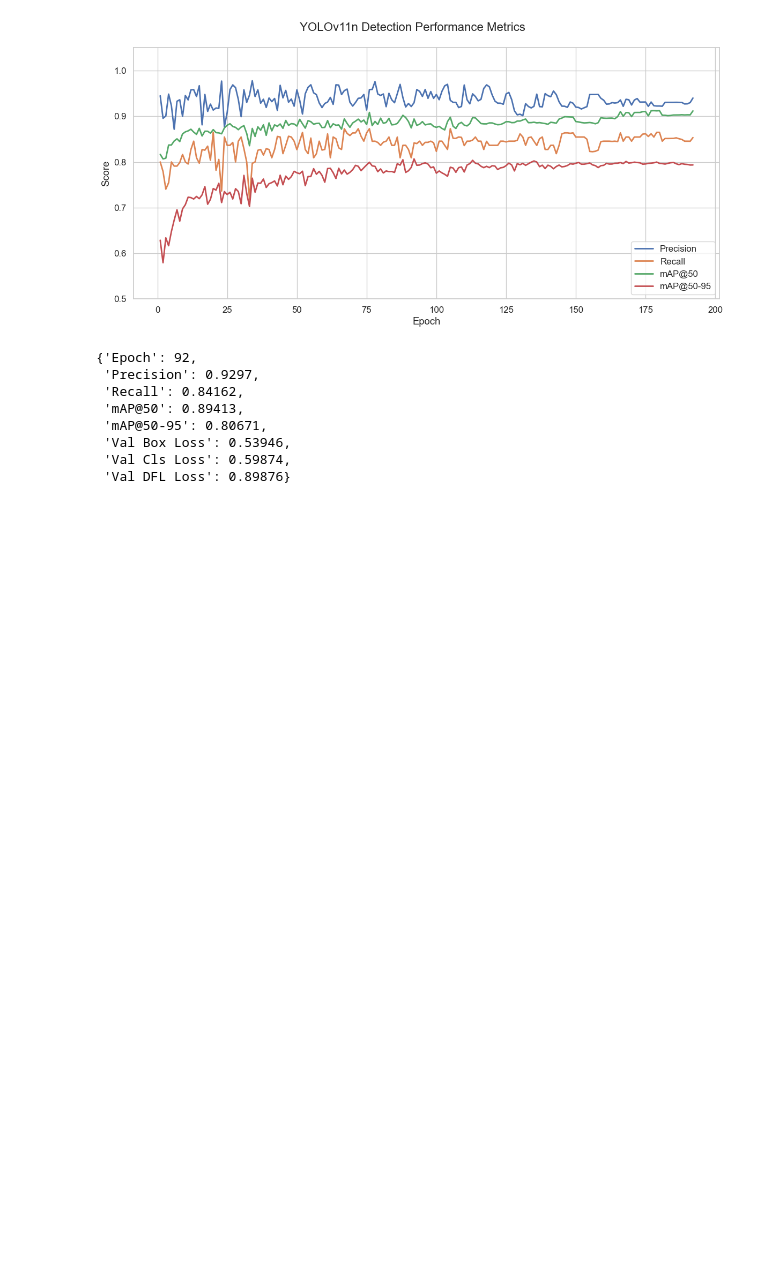
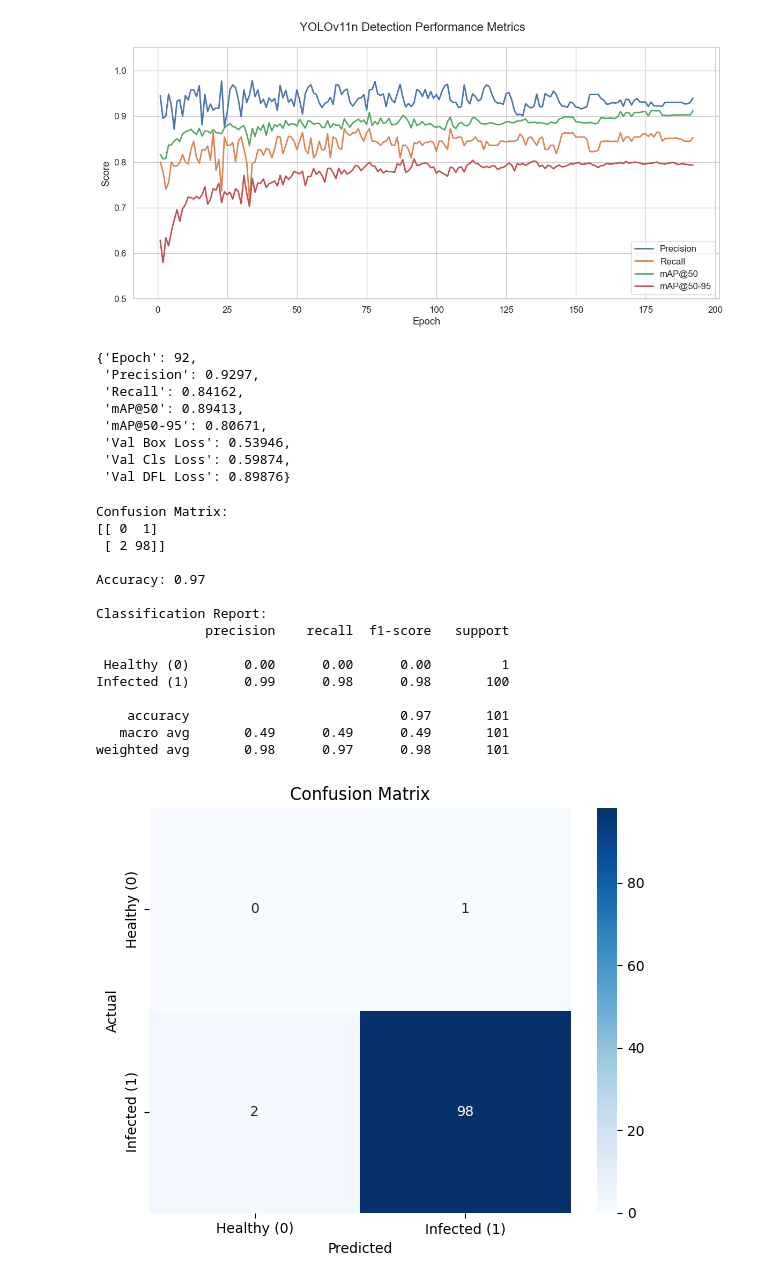
Before and after one commit to Baboyeatami/MSV_project, a Jupyter notebook: MSV_testing.ipynb, the cells around one changed output. Drawn from its saved outputs; the diff is of its cells as text; code cells hidden in the pictures; blank space fills up the shorter version.

```diff
--- a/MSV_testing.ipynb
+++ b/MSV_testing.ipynb
@@ -195,3 +195,62 @@ memory usage: 22.6 KB
  'Val Box Loss': 0.53946,
  'Val Cls Loss': 0.59874,
  'Val DFL Loss': 0.89876}
+# %%
+import numpy as np
+import matplotlib.pyplot as plt
+import seaborn as sns
+from sklearn.metrics import confusion_matrix, classification_report, accuracy_score
+
+# ---------------------
+# Input values (update these as needed)
+TP = 98  # True Positives (correctly detected MSV)
+FN = 2    # False Negatives (missed MSV)
+FP = 1    # False Positives (healthy misclassified as MSV)
+TN = 0  # True Negatives (correctly identified healthy)
+# ---------------------
+
+# Create the actual (ground truth) and predicted labels
+y_true = [1]*TP + [1]*FN + [0]*TN + [0]*FP
+y_pred = [1]*TP + [0]*FN + [0]*TN + [1]*FP
+
+# Compute Confusion Matrix
+cm = confusion_matrix(y_true, y_pred)
+labels = ["Healthy (0)", "Infected (1)"]
+
+# Print Confusion Matrix
+print("Confusion Matrix:")
+print(cm)
+
+# Print Accuracy
+accuracy = accuracy_score(y_true, y_pred)
+print(f"\nAccuracy: {accuracy:.2f}")
+
+# Print Classification Report
+print("\nClassification Report:")
+print(classification_report(y_true, y_pred, target_names=labels))
+
+# Plot Confusion Matrix
+plt.figure(figsize=(6, 5))
+sns.heatmap(cm, annot=True, fmt="d", cmap="Blues", xticklabels=labels, yticklabels=labels)
+plt.title("Confusion Matrix")
+plt.xlabel("Predicted")
+plt.ylabel("Actual")
+plt.tight_layout()
+plt.show()
+# %% [output]
+Confusion Matrix:
+[[ 0  1]
+ [ 2 98]]
+
+Accuracy: 0.97
+
+Classification Report:
+              precision    recall  f1-score   support
+
+ Healthy (0)       0.00      0.00      0.00         1
+Infected (1)       0.99      0.98      0.98       100
+
+    accuracy                           0.97       101
+   macro avg       0.49      0.49      0.49       101
+weighted avg       0.98      0.97      0.98       101
+[figure, added]
```
